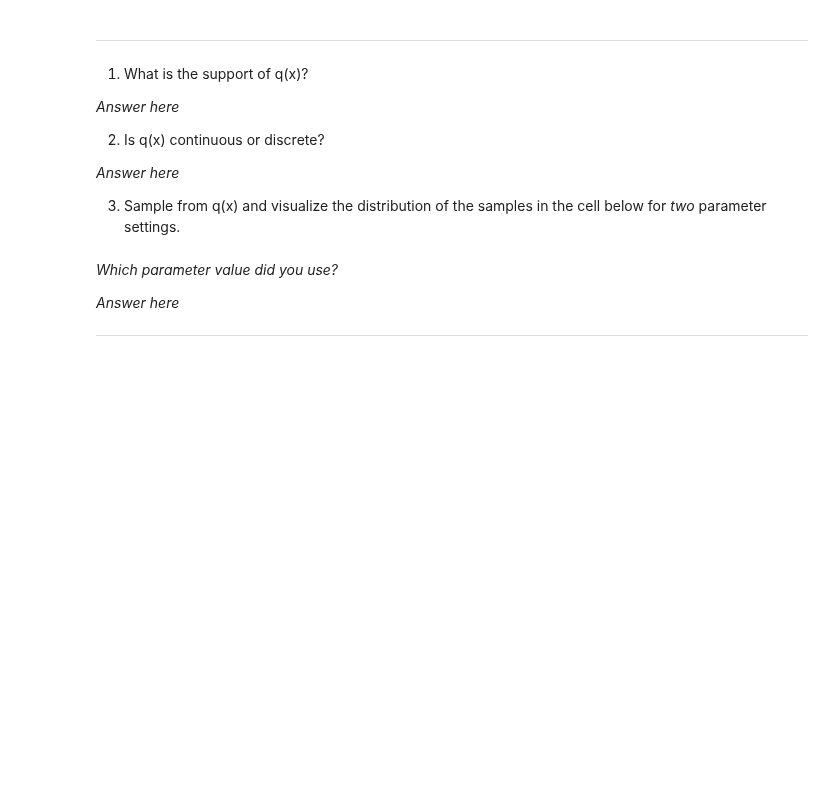
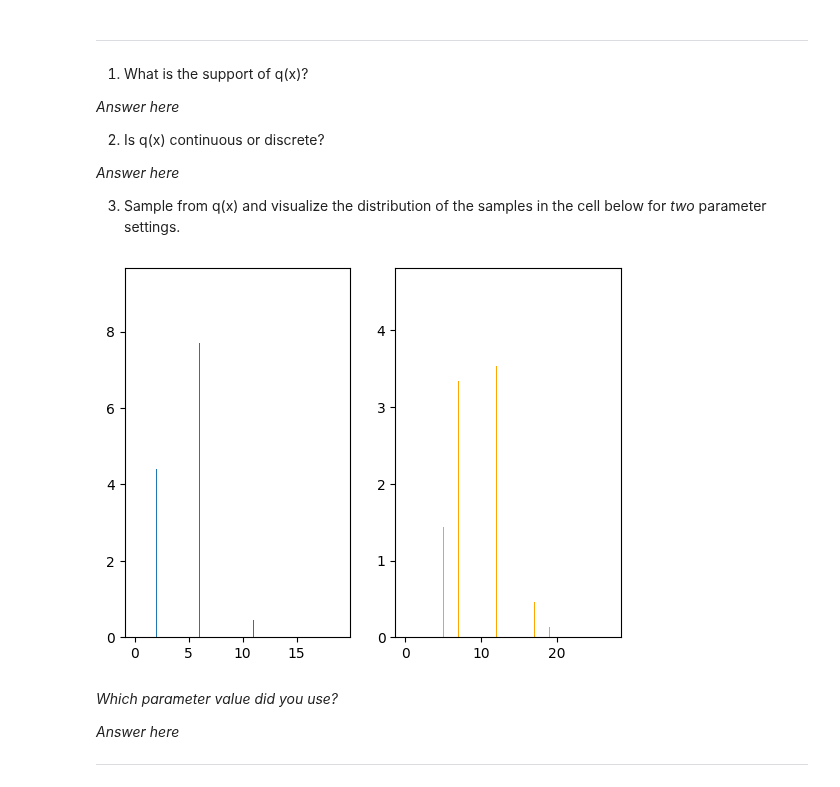
Before and after one commit to leonardodeclara/DD2447-Statistical-Methods-in-Applied-Computer-Science, a Jupyter notebook: Assignment_1/assignment1.ipynb, the cells around one changed output. Cells and saved outputs as stored; diff of their text form; code cells hidden in the pictures; blank space fills up the shorter version.

Commit message:
poisson plots

```diff
--- a/Assignment_1/assignment1.ipynb
+++ b/Assignment_1/assignment1.ipynb
@@ -76,3 +74,15 @@ $q(x) = \text{Poisson}(x|\lambda)$
+# %%
+# Sample and visualize here
+s = np.random.poisson(5, 50000)
+t = np.random.poisson(10, 50000)
+fig, (ax1, ax2) = plt.subplots(1, 2)
+ax1.hist(s, 1000, density = True)
+ax1.title("Lambda = 5")
+ax2.hist(t, 1000, color = 'orange', density = True)
+ax2.title("Lambda = 10")
+plt.show()
+# %% [output]
+[figure, added]
 # %% [markdown]
 *Which parameter value did you use?*
 
```
Also changed, not shown: parts of 1 cell of this notebook.
